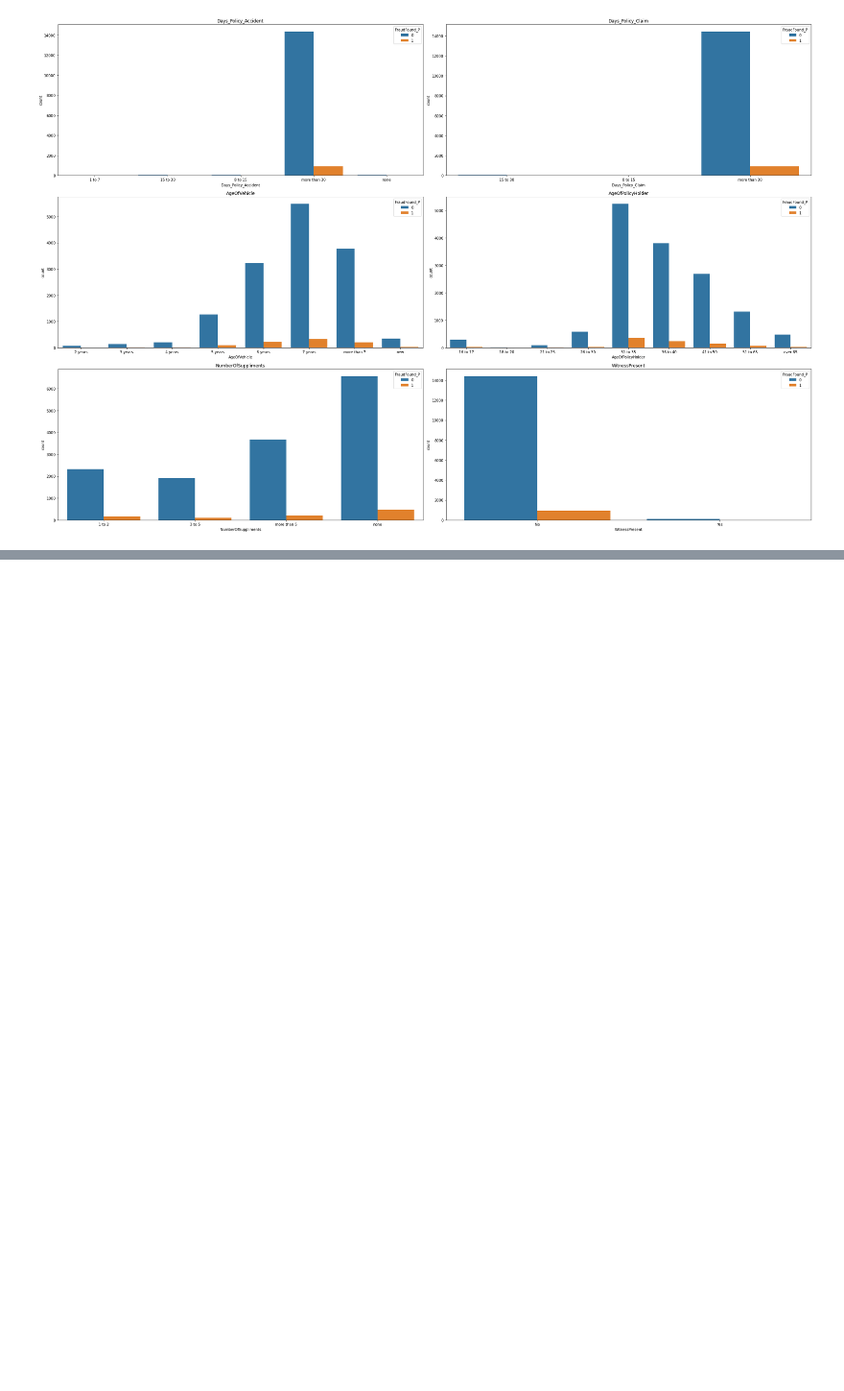
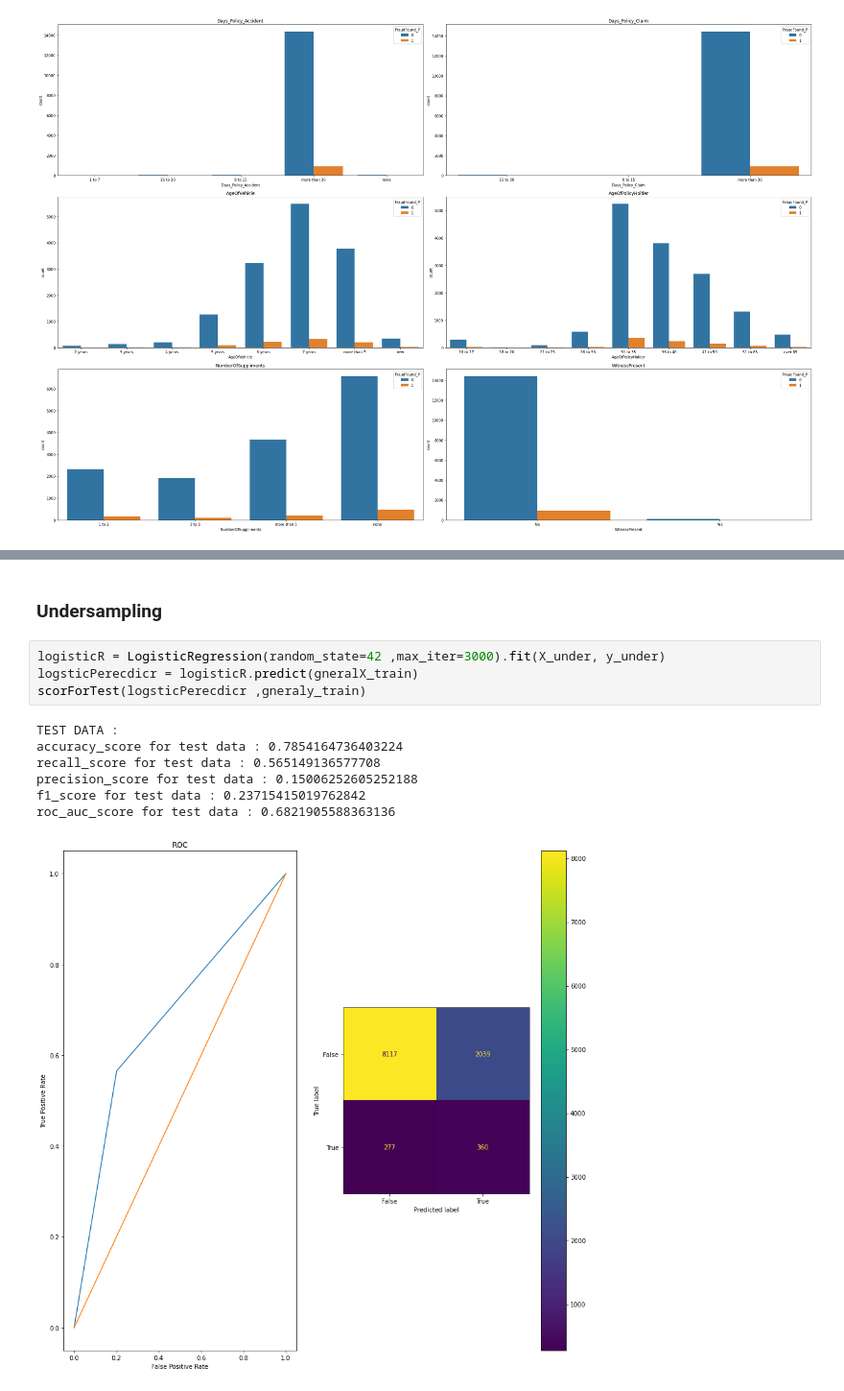
Before and after one commit to rezamosavi8740/Vehicle-Insurance-Claim-Fraud-Detection, a Jupyter notebook: code.ipynb, the cells around one changed output, grey strips where cells are left out. Shown at 96% size. Cells and saved outputs as stored; diff of their text form; blank space fills up the shorter version.

```diff
--- a/code.ipynb
+++ b/code.ipynb
@@ -317,0 +484,14 @@ plotBAR(['Days_Policy_Accident' ,'Days_Policy_Claim' ,'AgeOfVehicle' ,'AgeOfPoli
+# %% [markdown]
+### Undersampling
+# %%
+logisticR = LogisticRegression(random_state=42 ,max_iter=3000).fit(X_under, y_under)
+logsticPerecdicr = logisticR.predict(gneralX_train)
+scorForTest(logsticPerecdicr ,gneraly_train)
+# %% [output]
+TEST DATA :
+accuracy_score for test data : 0.7854164736403224
+recall_score for test data : 0.565149136577708
+precision_score for test data : 0.15006252605252188
+f1_score for test data : 0.23715415019762842
+roc_auc_score for test data : 0.6821905588363136
+[figure, added]
```
Also changed, not shown: parts of 40 cells of this notebook.
